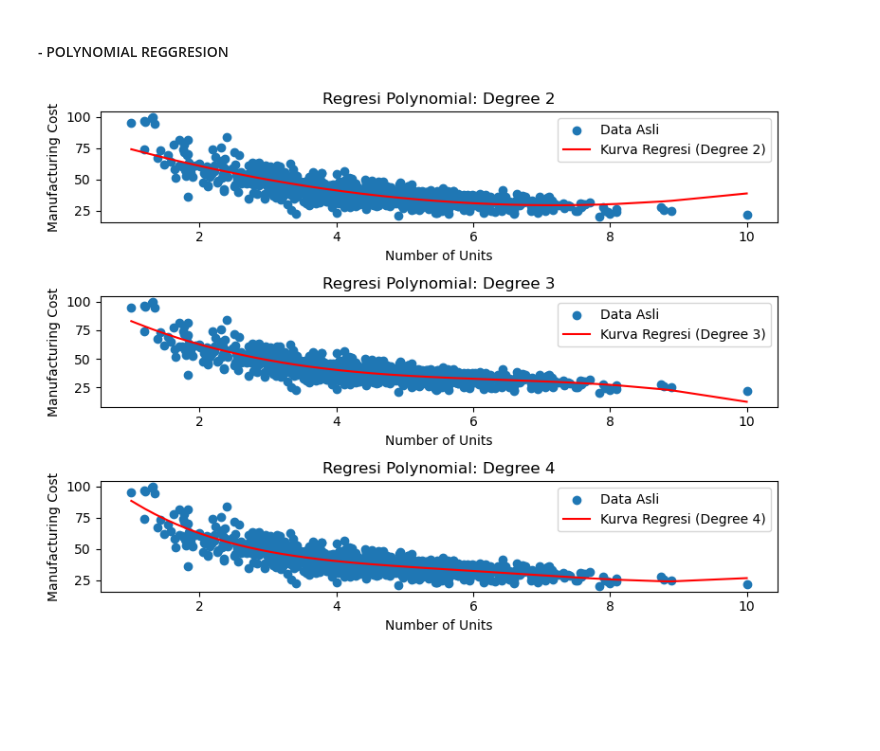
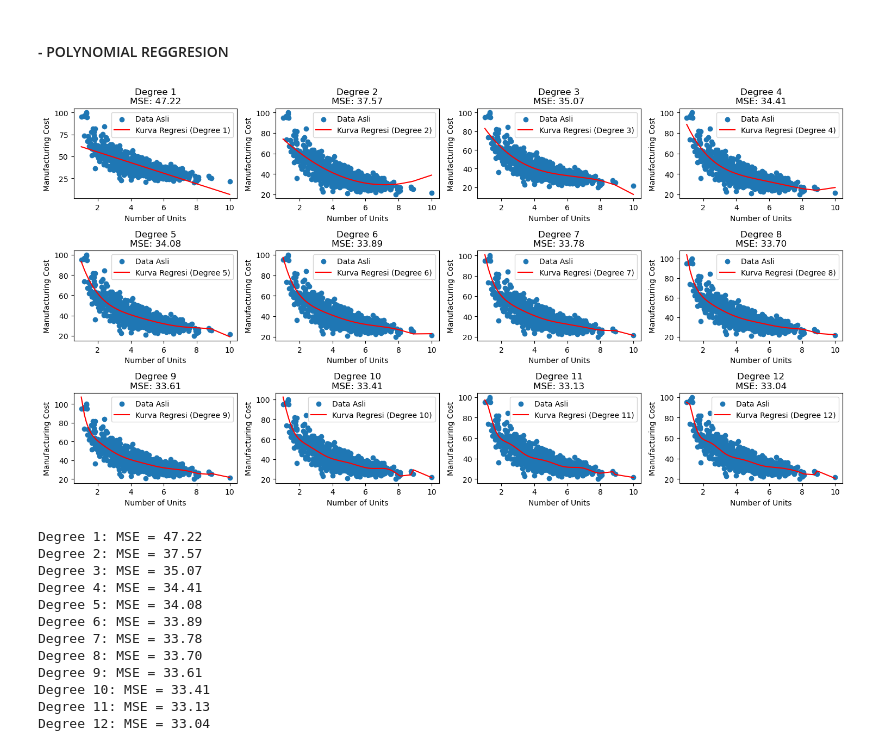
Before and after one commit to agungreynaldiii/machineLearning, a Jupyter notebook: tugas/week-2/Economies_of_Scale.ipynb, the cells around one changed output. Cells and saved outputs as stored; diff of their text form; code cells hidden in the pictures; blank space fills up the shorter version.

```diff
--- a/tugas/week-2/Economies_of_Scale.ipynb
+++ b/tugas/week-2/Economies_of_Scale.ipynb
@@ -88,34 +89,55 @@ Intersep (Intercept): 67.03904193389238
 #### - POLYNOMIAL REGGRESION
 # %%
 # Derajat yang ingin diuji
-degrees = [2, 3, 4]
+degrees = [1, 2, 3, 4, 5, 6, 7, 8, 9, 10, 11, 12]
+mse_values = []
 
 # Membuat subplots
-fig, axes = plt.subplots(nrows=len(degrees), ncols=1, figsize=(8, 6))
+fig, axes = plt.subplots(3, 4, figsize=(15, 8))
+fig.tight_layout(pad=3.0)
 
 for i, degree in enumerate(degrees):
     # Mengubah fitur X menjadi matriks polinomial dengan derajat tertentu
     poly_features = PolynomialFeatures(degree=degree)
     X_poly = poly_features.fit_transform(X)
 
     # Membuat model regresi linear dengan fitur polinomial
     model = LinearRegression()
     model.fit(X_poly, y)
 
     # Membuat prediksi
     y_pred = model.predict(X_poly)
 
+    mse = mean_squared_error(y, y_pred)
+    mse_values.append(mse)
+
     # Menampilkan plot data asli dan kurva regresi
-    ax = axes[i]
+    ax = axes[i // 4, i % 4]
     ax.scatter(X, y, label='Data Asli')
     ax.plot(X, y_pred, color='red', label='Kurva Regresi (Degree {})'.format(degree))
     ax.set_title('Regresi Polynomial: Degree {}'.format(degree))
+    ax.set_title(f'Degree {degree}\nMSE: {mse:.2f}')
     ax.set_xlabel('Number of Units')
     ax.set_ylabel('Manufacturing Cost')
     ax.legend()
 
 # Menyesuaikan layout dan menampilkan plot
 plt.tight_layout()
 plt.show()
+
+for degree, mse in zip(degrees, mse_values):
+    print(f'Degree {degree}: MSE = {mse:.2f}')
 # %% [output]
-[figure, old version]
+[figure, new version]
+Degree 1: MSE = 47.22
+Degree 2: MSE = 37.57
+Degree 3: MSE = 35.07
+Degree 4: MSE = 34.41
+Degree 5: MSE = 34.08
+Degree 6: MSE = 33.89
+Degree 7: MSE = 33.78
+Degree 8: MSE = 33.70
+Degree 9: MSE = 33.61
+Degree 10: MSE = 33.41
+Degree 11: MSE = 33.13
+Degree 12: MSE = 33.04
```
Also changed, not shown: parts of 1 cell of this notebook.
